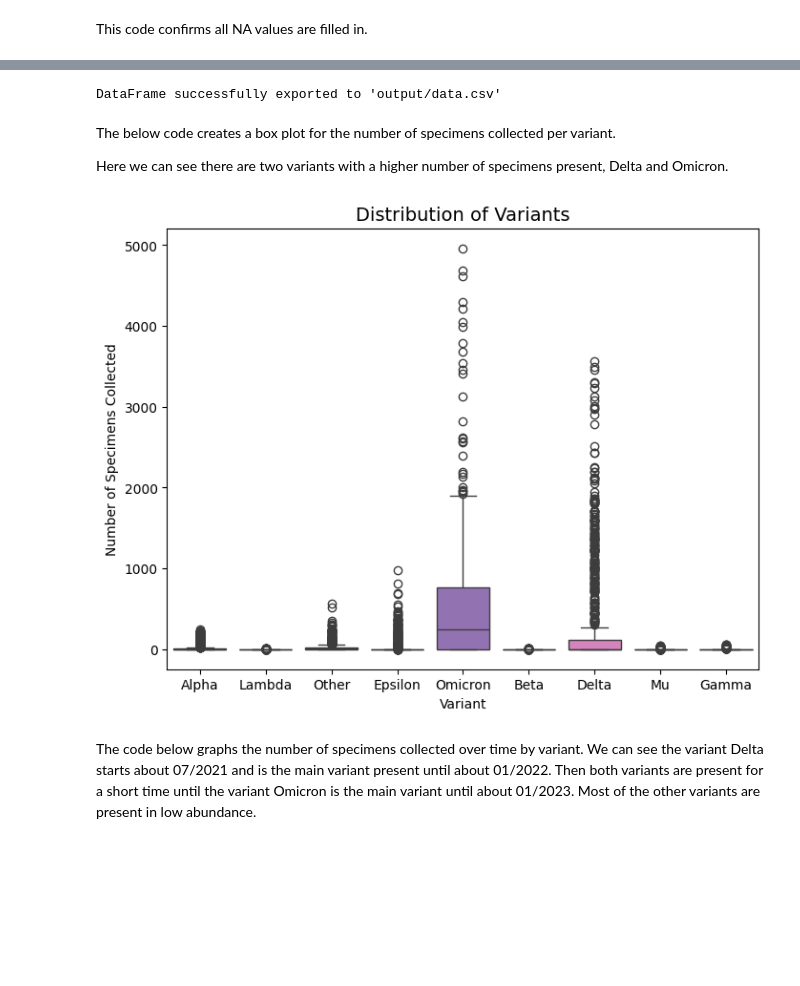
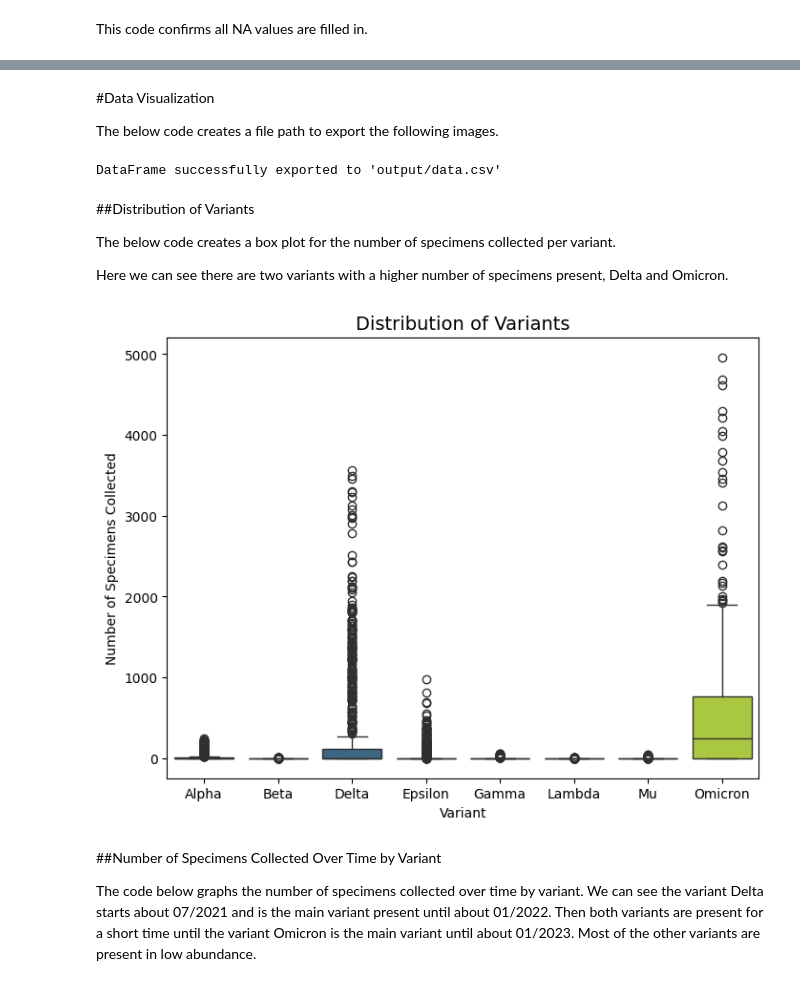
Before and after one commit to aspurser84-dot/BIFX546-project, a Jupyter notebook: notebooks/Final_BIFX546_Project_Graham.ipynb, the cells around one changed output, grey strips where cells are left out. Drawn from its saved outputs; the diff is of its cells as text; code cells hidden in the pictures; blank space fills up the shorter version.

```diff
--- a/notebooks/Final_BIFX546_Project_Graham.ipynb
+++ b/notebooks/Final_BIFX546_Project_Graham.ipynb
@@ -202,8 +312,11 @@ The below code removes all rows with Total as the variant name. This is redundan
 # %%
 #Need to remove all rows with "Total" in variant_name
-value_to_remove = 'Total'
+A_value_to_remove = 'Total'
+B_value_to_remove = 'Other'
 
 # Remove rows where 'variant_name' equals "Total"
-df2 = df[df['variant_name'] != value_to_remove]
-df2
+df2 = df2[df2['variant_name'] != A_value_to_remove]
+df2 = df2[df2['variant_name'] != B_value_to_remove]
+
+pd.Series(df2["variant_name"]).value_counts()
 # %% [output]
@@ -242,3 +333,0 @@ This will allow us to properly graph the data in seaborn.
-# %%
-df2['date'] = pd.to_datetime(df2['date'], format='%d-%m-%Y')
-df2.dtypes
@@ -277,6 +336,12 @@ df2
 # %%
+#calculates the rate change for number of specimens per day
+#Also fills in the N/A values with zero
 rate_change = df2.groupby('variant_name', as_index=False)['specimens'].diff()
+
 df3 = df2.copy()
 df3['rate_change'] = rate_change
-df3
+
+df3['rate_change'] = df3['rate_change'].fillna(0)
+
+df3.head(14)
 # %% [output]
@@ -295,0 +365,13 @@ df3
+# %%
+# Calculate 7-day rolling average
+#rate change
+
+data_sorted2 = df3.sort_values(by= ['variant_name',"date"], ascending=True)
+series_rate = pd.Series(data_sorted2['rate_change'])
+
+moving_avg_rate = series_rate.rolling(window=7).mean()
+
+df3['rate_change_7d_avg'] = moving_avg_rate
+
+df3['rate_change_7d_avg'] = df3['rate_change_7d_avg'].fillna(0)
+print(df3.head(14))
@@ -296,3 +396,7 @@ df3
+# %% [markdown]
+#Data Visualization
+
+The below code creates a file path to export the following images.
 # %%
 # File path (can include folders)
 file_path = "output/data.csv"
@@ -314,34 +418,42 @@ except Exception as e:
 # %% [output]
 DataFrame successfully exported to 'output/data.csv'
 # %% [markdown]
+##Distribution of Variants
+
 The below code creates a box plot for the number of specimens collected per variant.
 
 Here we can see there are two variants with a higher number of specimens present, Delta and Omicron.
 # %%
 #Boxplot of number of specimen collected per variant
 import matplotlib.pyplot as plt
 import seaborn as sns
 
 plt.figure(figsize=(8, 6))
-sns.boxplot(
+box_plot = sns.boxplot(
     data=df3,
     x="variant_name",
     y="specimens",
     hue="variant_name",   # Color by category
-    palette="tab10",    # Color palette
+    palette="viridis",    # Color palette
     legend=False
 )
 
 # Add labels and title
 plt.title("Distribution of Variants", fontsize=14)
 plt.xlabel("Variant")
 plt.ylabel("Number of Specimens Collected")
 
 # Display plot
 plt.show()
+
+#save as png
+fig = box_plot.get_figure()
+fig.savefig('output/Distribution_of_Variants.png')
 # %% [output]
-[figure, old version]
+[figure, new version]
 # %% [markdown]
+##Number of Specimens Collected Over Time by Variant
+
 The code below graphs the number of specimens collected over time by variant. We can see the variant Delta starts about 07/2021 and is the main variant present until about 01/2022. Then both variants are present for a short time until the variant Omicron is the main variant until about 01/2023. Most of the other variants are present in low abundance.
 # %%
 #XY scatter plot specimens collected over time by variant
```
Also changed, not shown: parts of 70 cells of this notebook.
